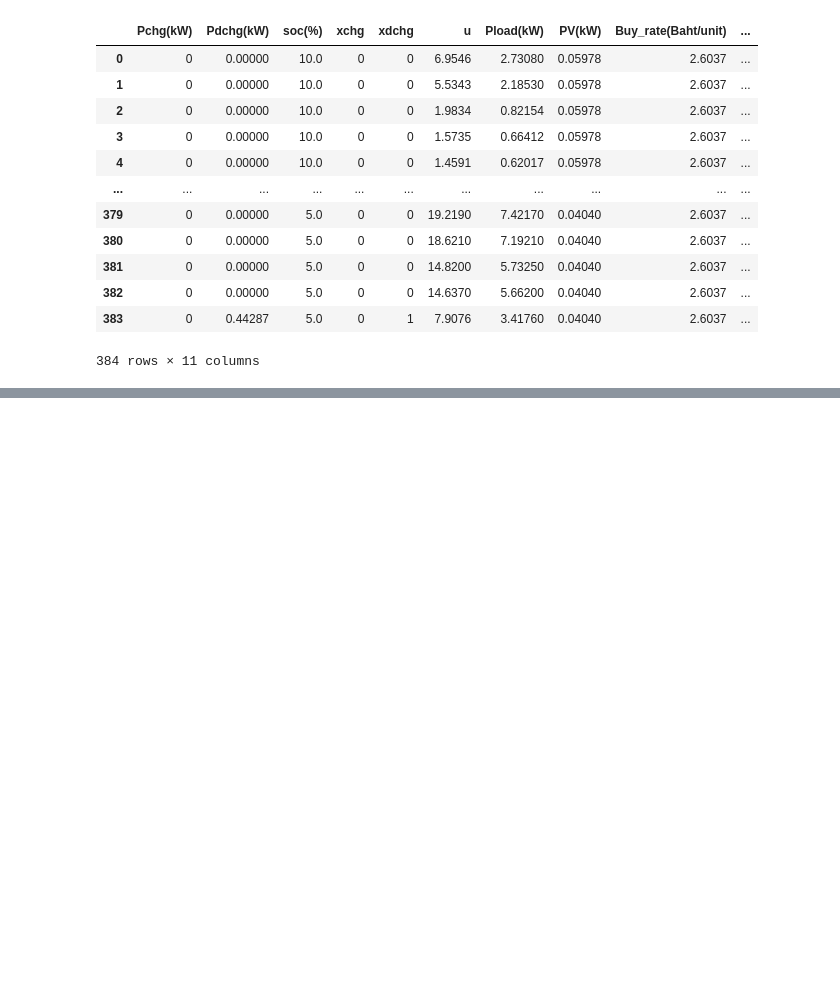
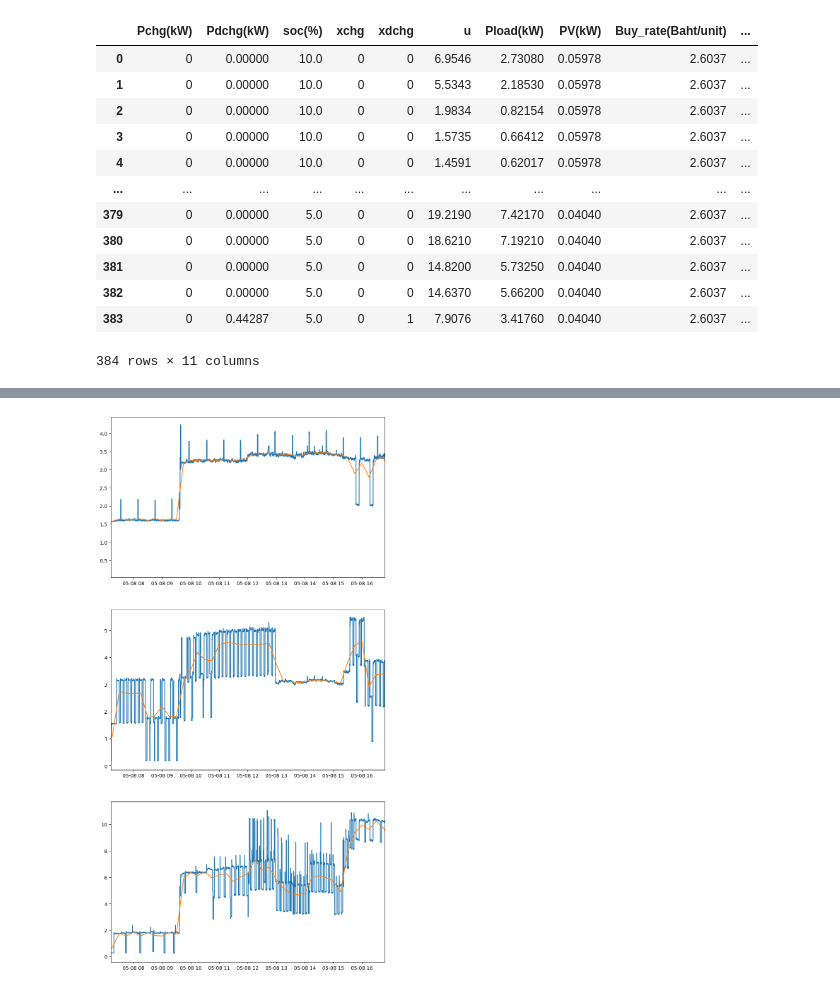
Before and after one commit to mycodereposit/Senior-prj, a Jupyter notebook: format_load_gw.ipynb, the cells around one changed output, grey strips where cells are left out. Saved outputs shown, nothing was run; the diff lists cells and outputs as text; code cells hidden in the pictures; blank space fills up the shorter version.

```diff
--- a/format_load_gw.ipynb
+++ b/format_load_gw.ipynb
@@ -322,0 +326,19 @@ plt.show()
+# %%
+
+fig,ax = plt.subplots(3,1,figsize=(10,20))
+
+ax[0].plot(dfraw['datetime'],dfraw['Pa(kW)'])
+
+ax[0].plot(dfdown['datetime'],dfdown['Pa(kW)'])
+ax[0].set_xlim(19485.3, 19485.7)
+ax[1].plot(dfraw['datetime'],dfraw['Pb(kW)'])
+ax[1].plot(dfdown['datetime'],dfdown['Pb(kW)'])
+ax[1].set_xlim(19485.3, 19485.7)
+
+ax[2].plot(dfraw['datetime'],dfraw['Pc(kW)'])
+ax[2].plot(dfdown['datetime'],dfdown['Pc(kW)'])
+ax[2].set_xlim(19485.3, 19485.7)
+
+plt.show()
+# %% [output]
+[figure, added]
```
Also changed, not shown: parts of 5 cells of this notebook, 1 other file.
